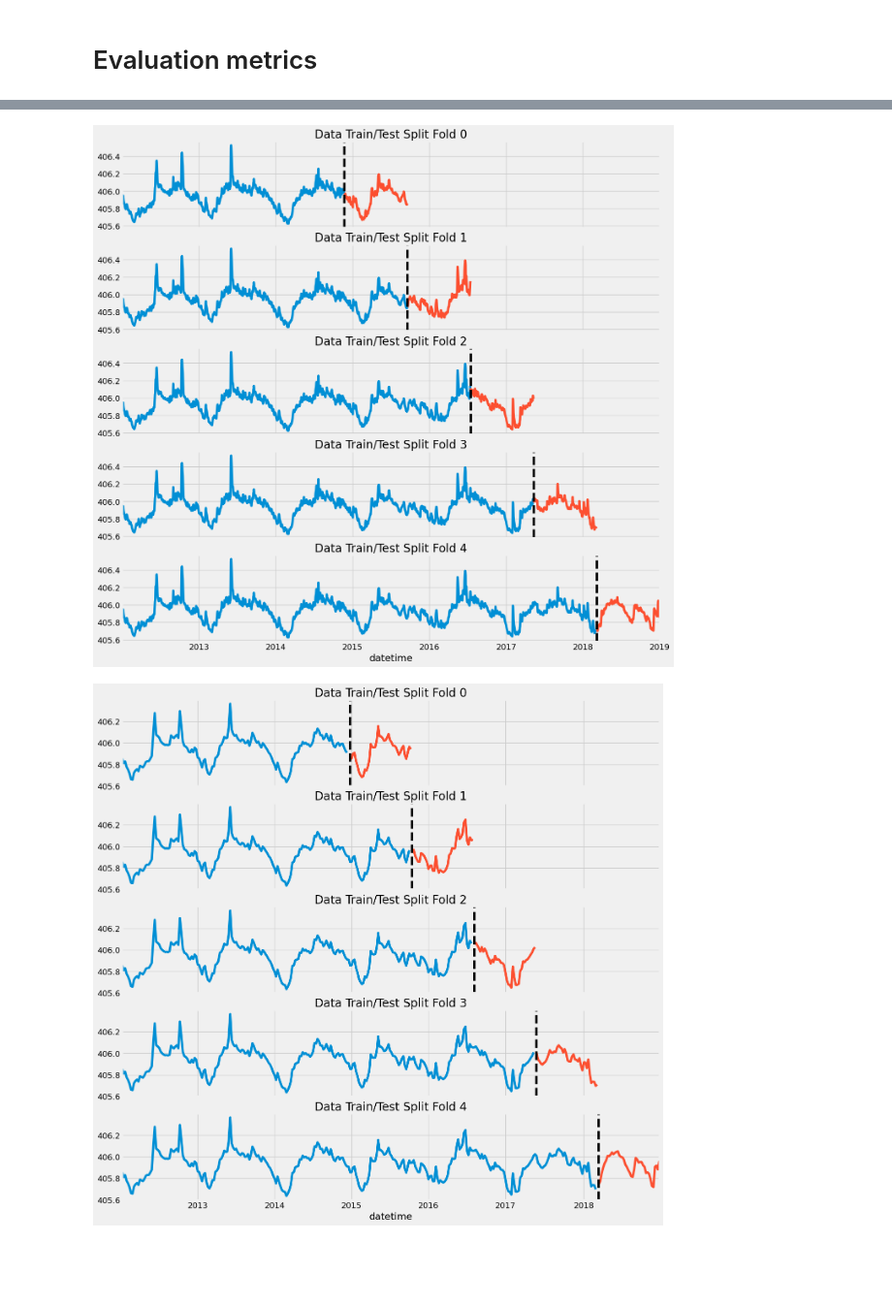
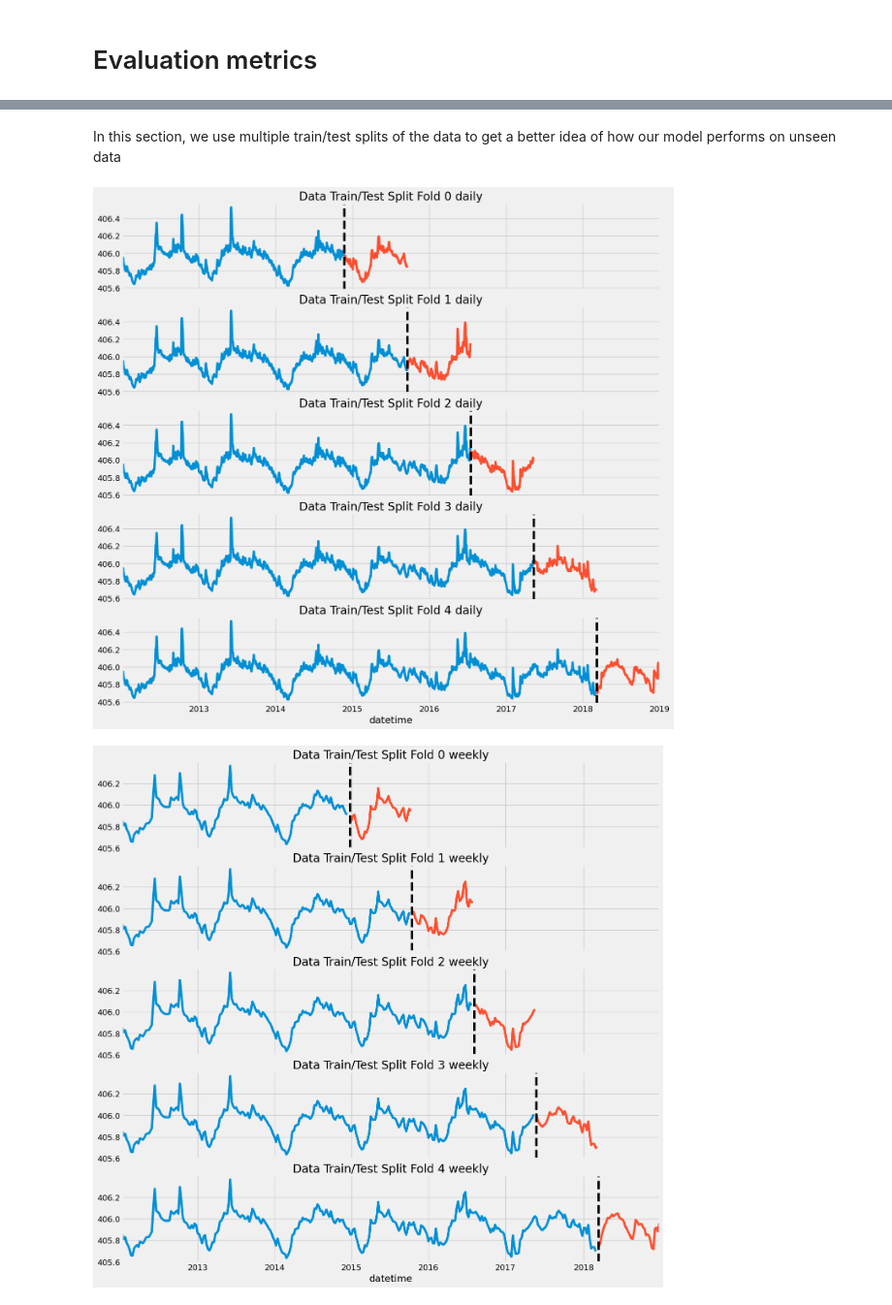
Before and after one commit to kaebry/DSF, a Jupyter notebook: Code/XGBoost.ipynb, the cells around one changed output, grey strips where cells are left out. Shown at 97% size. Saved outputs shown, nothing was run; the diff lists cells and outputs as text; code cells hidden in the pictures; blank space fills up the shorter version.

```diff
--- a/Code/XGBoost.ipynb
+++ b/Code/XGBoost.ipynb
@@ -218,3 +186,5 @@ R2: 0.6749544504048107
+# %% [markdown]
+In this section, we use multiple train/test splits of the data to get a better idea of how our model performs on unseen data
 # %%
 from sklearn.model_selection import TimeSeriesSplit
 
@@ -225,5 +194,5 @@ tssM = TimeSeriesSplit(n_splits=5, test_size=10, gap=1)
 # %%
-def graph_fold(df, tss):
+def graph_fold(df, tss, temporal): # We define a function to visualize our splits
     fig, axs = plt.subplots(5, 1, figsize=(15, 15), sharex=True)
     fold = 0
     for train_idx, val_idx in tss.split(df):
@@ -231,16 +200,16 @@ def graph_fold(df, tss):
         test = df.iloc[val_idx]
         train['water_level'].plot(ax=axs[fold],
                               label='Training Set',
-                              title=f'Data Train/Test Split Fold {fold}')
+                              title=f'Data Train/Test Split Fold {fold} {temporal}')
         test['water_level'].plot(ax=axs[fold],
                              label='Test Set')
         axs[fold].axvline(test.index.min(), color='black', ls='--')
         fold += 1
     plt.show()
 # %%
-graph_fold(df_list_train_val[0], tssD)
-graph_fold(df_list_train_val[1], tssW)
-graph_fold(df_list_train_val[2], tssM)
+graph_fold(df_list_train_val[0], tssD, 'daily')
+graph_fold(df_list_train_val[1], tssW, 'weekly')
+graph_fold(df_list_train_val[2], tssM, 'monthly')
 # %% [output]
-[figure, old version]
+[figure, new version]
-[figure, old version]
+[figure, new version]
```
Also changed, not shown: parts of 38 cells of this notebook, 2 other files.
